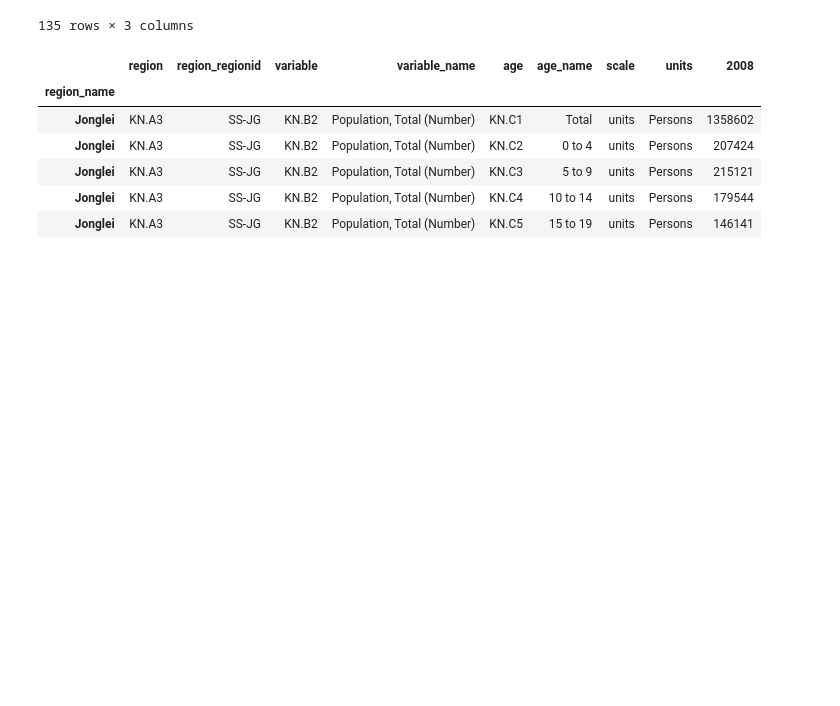
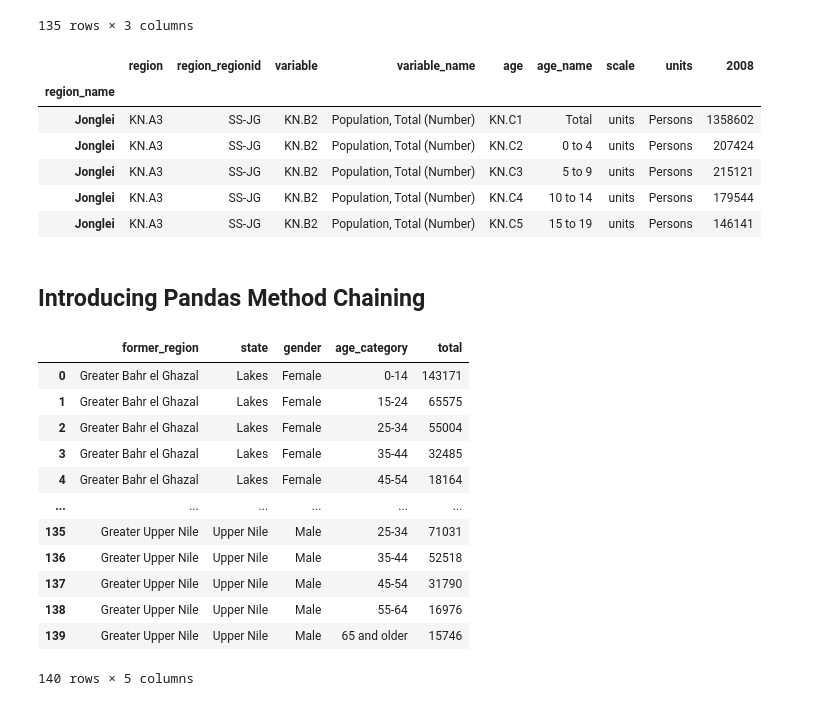
Before and after one commit to tongakuot/python4ds, a Jupyter notebook: module-02.ipynb, the cells around one changed output. Cells and saved outputs as stored; diff of their text form; code cells hidden in the pictures; blank space fills up the shorter version.

```diff
--- a/module-02.ipynb
+++ b/module-02.ipynb
@@ -660,0 +688,5 @@ census_2008_4.head()
+# %%
+df = census_raw.copy()
+df['Variable Name'] = df['Variable Name'].str.split(' ', expand=True)[1]
+
+df.head()
@@ -830,3 +942,63 @@ census_sorted.loc['Jonglei', :].head()
 | Jonglei | KN.A3 | SS-JG | KN.B2 | Population, Total (Number) | KN.C3 | 5 to 9 | units | Persons | 215121 |
 | Jonglei | KN.A3 | SS-JG | KN.B2 | Population, Total (Number) | KN.C4 | 10 to 14 | units | Persons | 179544 |
 | Jonglei | KN.A3 | SS-JG | KN.B2 | Population, Total (Number) | KN.C5 | 15 to 19 | units | Persons | 146141 |
+# %% [markdown]
+## Introducing Pandas Method Chaining
+# %%
+# Cleaning and transforming census dataset
+(
+    census_raw
+    # selecting columns of interest
+    [['Region Name','Variable Name', 'Age Name', '2008']]
+    # Tidying column names with clean_names from janitor package
+    .clean_names()
+    # Renaming columns
+    .rename(columns={
+        'region_name':'state',
+        'variable_name':'gender',
+        'age_name':'age_category',
+        '2008':'total'
+    })
+    .dropna()
+    # Assign
+    .assign(
+        former_region=lambda df: df['state'].case_when(caselist=[
+            (df['state'].str.contains('Equatoria'), 'Greater Equatoria'),
+            (df['state'].isin(['Jonglei', 'Unity', 'Upper Nile']), 'Greater Upper Nile'),
+            (df['state'].str.contains('Bahr'), 'Greater Bahr el Ghazal'),
+            ((df['state'] == 'Lakes') | (df['state'] == 'Warrap'), 'Greater Bahr el Ghazal')
+        ])
+    )
+    # ['former_region']
+    # .unique()
+    # Splitting column values
+    .assign(
+        gender=lambda df: df['gender'].str.split(' ', expand=True)[1],
+        age_category=lambda df: df['age_category'].replace(age_mapping)
+    )
+    # Remiving unwanted rows
+    # .query('gender != "Total" & age_category != "Total"')
+    .query('~(gender == "Total" | age_category == "Total")')
+    # .columns
+    # Group by and summarization
+    .groupby(['former_region', 'state', 'gender', 'age_category'])
+    # ['total']
+    # .sum(numeric_only=True)
+    # .reset_index()
+    .agg(total=('total','sum'))
+    .reset_index()
+)
+# %% [output]
+|  | former_region | state | gender | age_category | total |
+| 0 | Greater Bahr el Ghazal | Lakes | Female | 0-14 | 143171 |
+| 1 | Greater Bahr el Ghazal | Lakes | Female | 15-24 | 65575 |
+| 2 | Greater Bahr el Ghazal | Lakes | Female | 25-34 | 55004 |
+| 3 | Greater Bahr el Ghazal | Lakes | Female | 35-44 | 32485 |
+| 4 | Greater Bahr el Ghazal | Lakes | Female | 45-54 | 18164 |
+| ... | ... | ... | ... | ... | ... |
+| 135 | Greater Upper Nile | Upper Nile | Male | 25-34 | 71031 |
+| 136 | Greater Upper Nile | Upper Nile | Male | 35-44 | 52518 |
+| 137 | Greater Upper Nile | Upper Nile | Male | 45-54 | 31790 |
+| 138 | Greater Upper Nile | Upper Nile | Male | 55-64 | 16976 |
+| 139 | Greater Upper Nile | Upper Nile | Male | 65 and older | 15746 |
+140 rows × 5 columns
```
Also changed, not shown: parts of 14 cells of this notebook.
